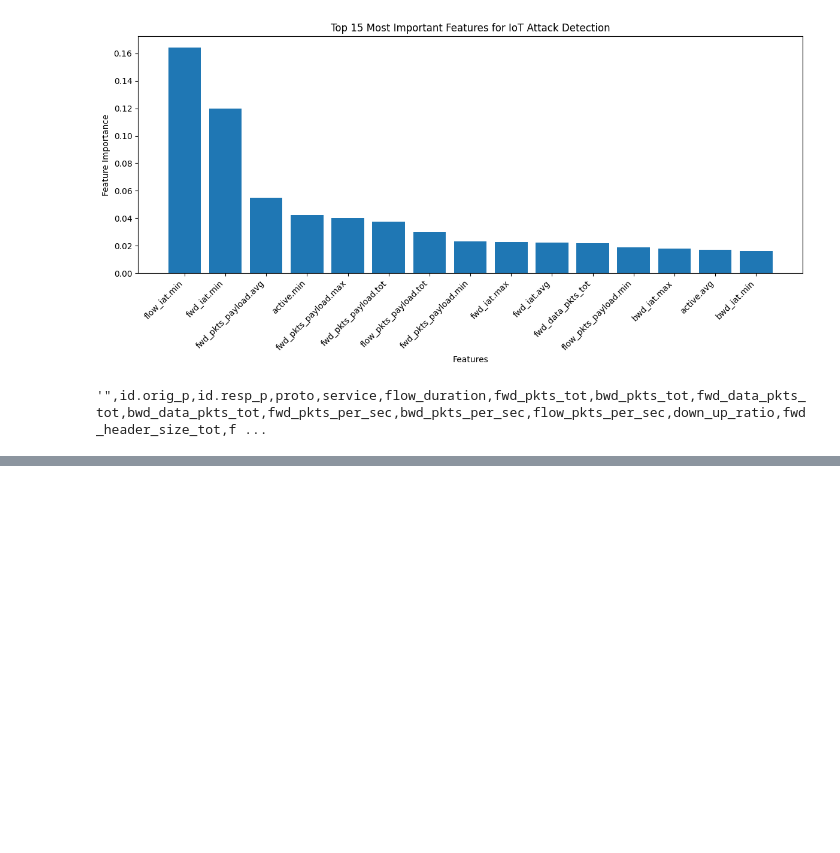
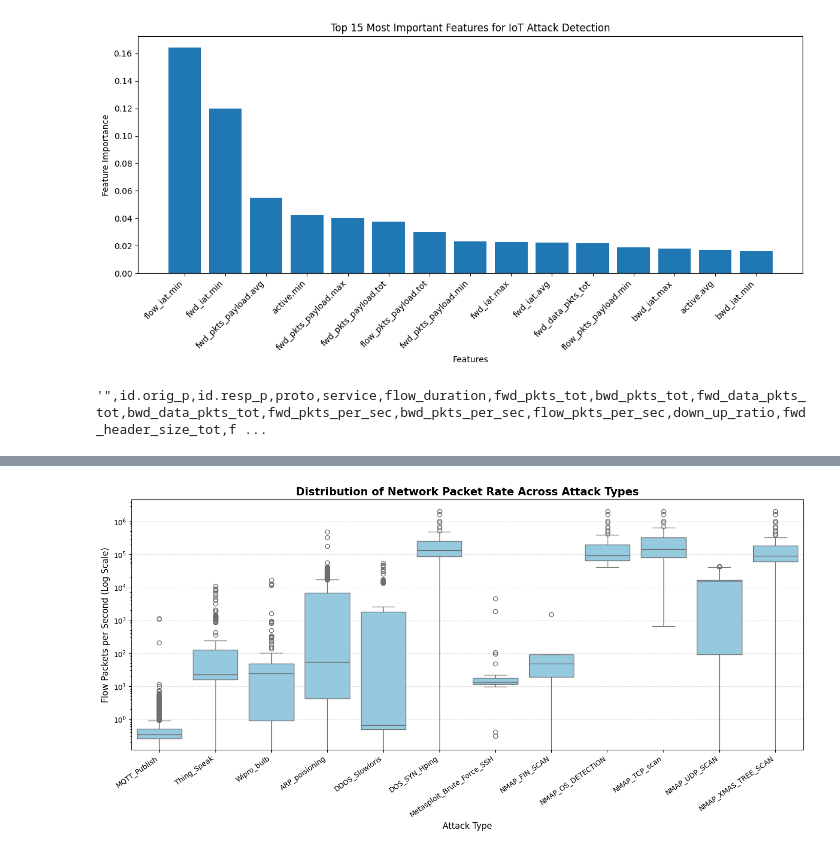
Before and after one commit to pranaykumarthakur/Research-IoT-IPS, a Jupyter notebook: corrected_with_SVM.ipynb, the cells around one changed output, grey strips where cells are left out. Saved outputs shown, nothing was run; the diff lists cells and outputs as text; code cells hidden in the pictures; blank space fills up the shorter version.

```diff
--- a/corrected_with_SVM.ipynb
+++ b/corrected_with_SVM.ipynb
@@ -687,0 +706,39 @@ KeyError: 'Attack_type'
+# %%
+import seaborn as sns
+import matplotlib.pyplot as plt
+
+# ======================================================
+# Traffic Velocity Across Different Attack Types
+# ======================================================
+
+plt.figure(figsize=(14,7))
+
+sns.boxplot(
+    data=df,
+    x="Attack_type",
+    y="flow_pkts_per_sec",
+    color="skyblue",
+    linewidth=1
+)
+
+# Log scale because packet rates vary by several orders of magnitude
+plt.yscale("log")
+
+plt.title(
+    "Distribution of Network Packet Rate Across Attack Types",
+    fontsize=15,
+    fontweight="bold"
+)
+
+plt.xlabel("Attack Type", fontsize=12)
+plt.ylabel("Flow Packets per Second (Log Scale)", fontsize=12)
+
+plt.xticks(rotation=35, ha="right")
+
+plt.grid(axis="y", linestyle="--", alpha=0.4)
+
+plt.tight_layout()
+
+plt.show()
+# %% [output]
+[figure, added]
```
Also changed, not shown: parts of 7 cells of this notebook, 2 other files.
